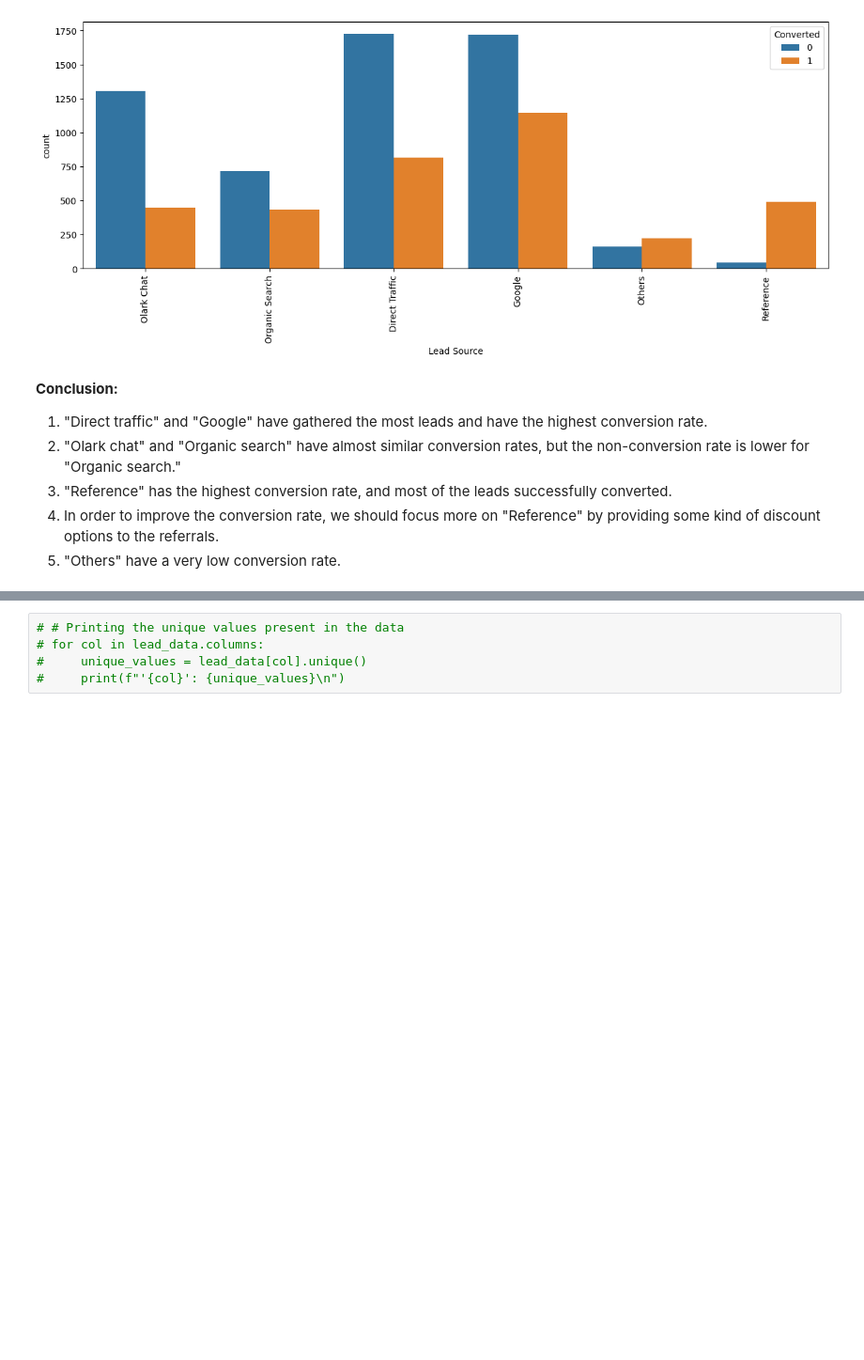
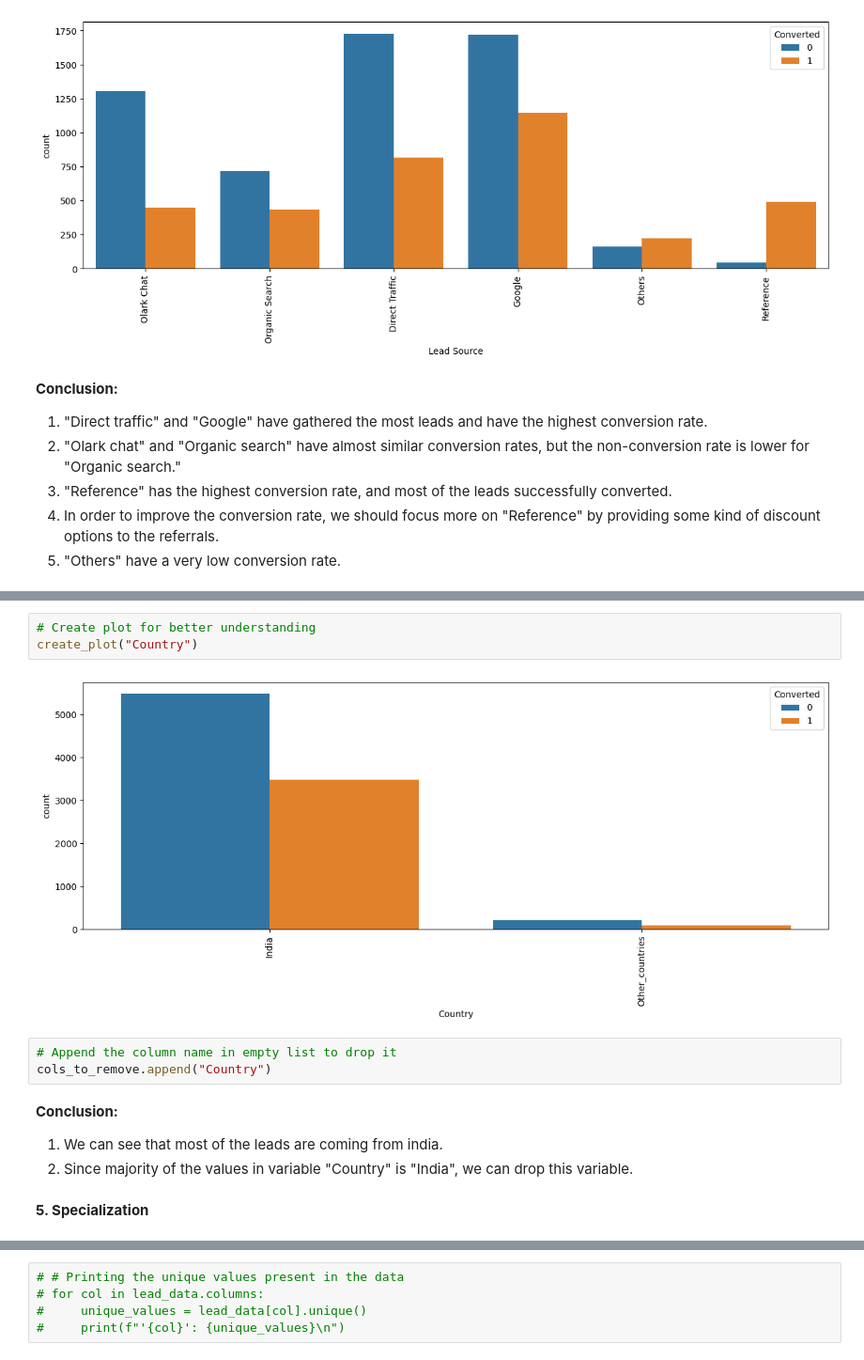
Before and after one commit to BharatPanera/lead_scoring_case_study, a Jupyter notebook: lead_scoring.ipynb, the cells around one changed output, grey strips where cells are left out. Shown: that part at 94% size. Cells and saved outputs as stored; diff of their text form; blank space fills up the shorter version.

```diff
--- a/lead_scoring.ipynb
+++ b/lead_scoring.ipynb
@@ -366,0 +495,14 @@ create_plot("Lead Source")
+# %%
+# Create plot for better understanding
+create_plot("Country")
+# %% [output]
+[figure, added]
+# %%
+# Append the column name in empty list to drop it
+cols_to_remove.append("Country")
+# %% [markdown]
+**Conclusion:**
+1. We can see that most of the leads are coming from india.
+2. Since majority of the values in variable "Country" is "India", we can drop this variable.
+# %% [markdown]
+**5. Specialization**
```
Also changed, not shown: parts of 62 cells of this notebook.
